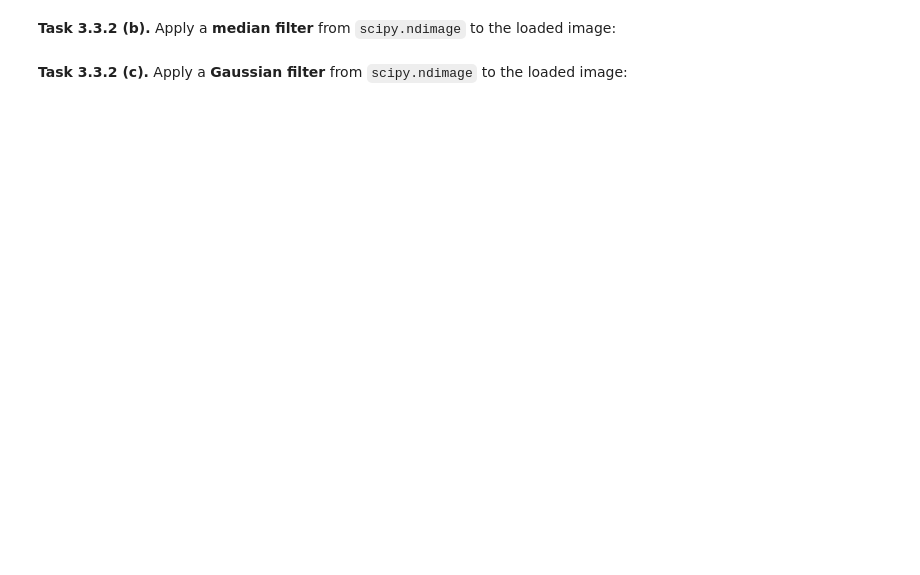
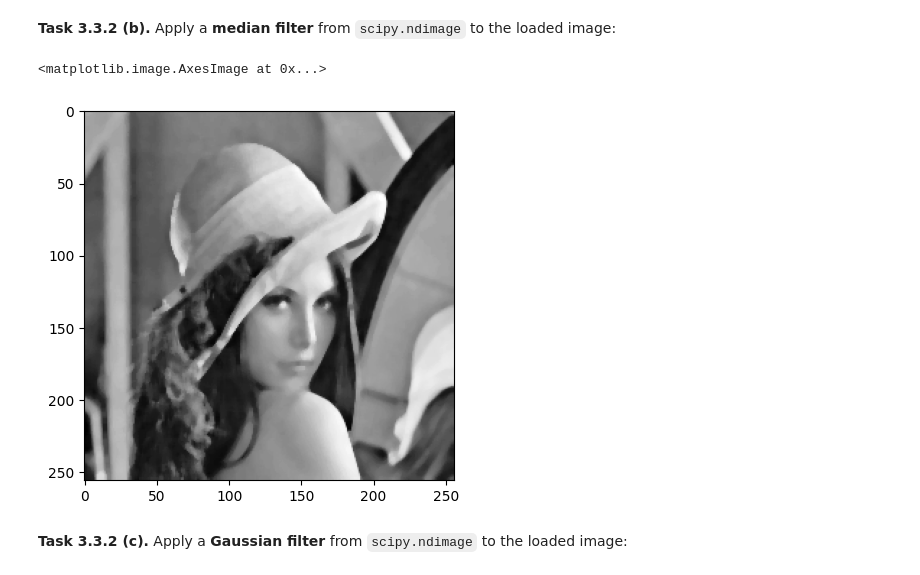
Before and after one commit to yasminast/mobi-fs3-python, a Jupyter notebook: task3.ipynb, the cells around one changed output. Cells and saved outputs as stored; diff of their text form; code cells hidden in the pictures; blank space fills up the shorter version.

```diff
--- a/task3.ipynb
+++ b/task3.ipynb
@@ -95,4 +102,10 @@ plt.imshow(img_lena_median5, 'gray')
 # %% [markdown]
 **<a id="#">Task 3.3.2 (b).</a>** Apply a **median filter** from `scipy.ndimage` to the loaded image:
+# %%
+img_median = scipy.ndimage.median_filter(img, 5)
+plt.imshow(img_median, 'gray')
+# %% [output]
+<matplotlib.image.AxesImage at 0x...>
+[figure, added]
 # %% [markdown]
 **<a id="#">Task 3.3.2 (c).</a>** Apply a **Gaussian filter** from `scipy.ndimage` to the loaded image:
```
Also changed, not shown: parts of 7 cells of this notebook.
